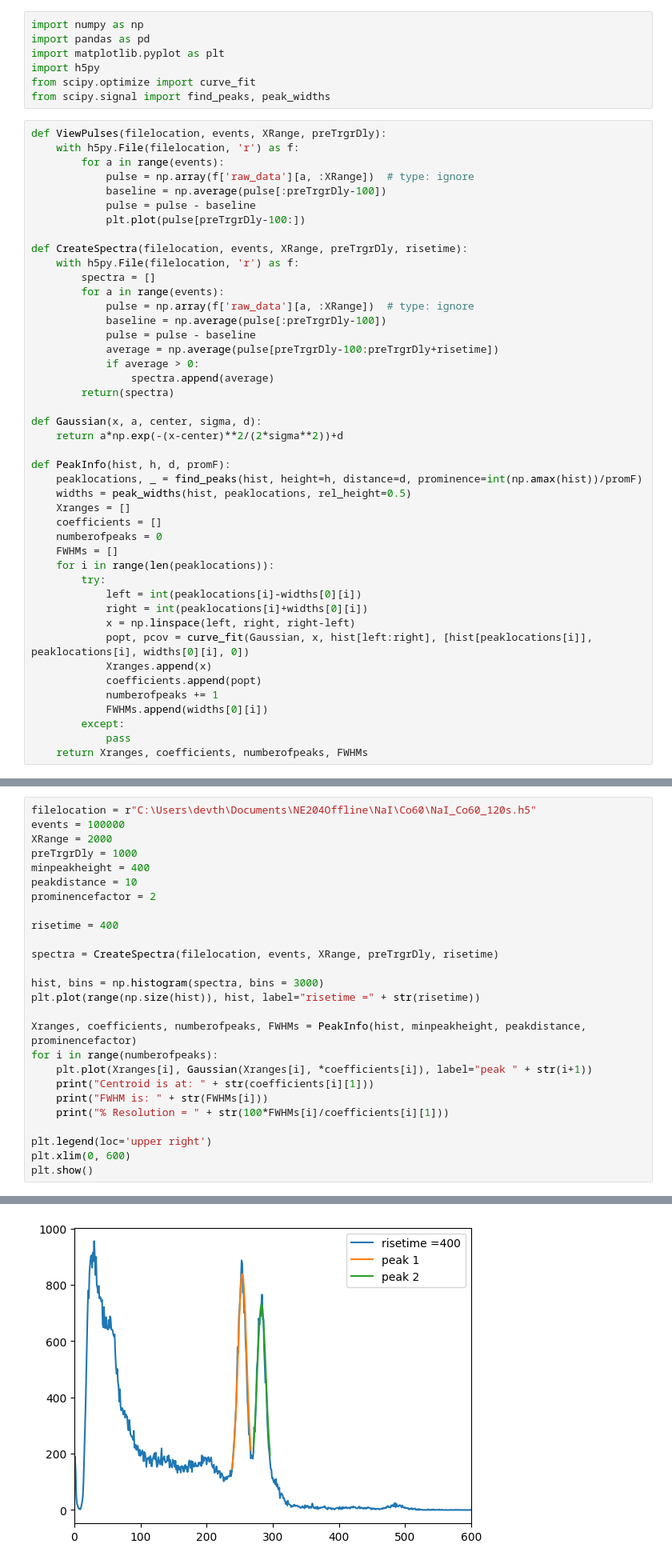
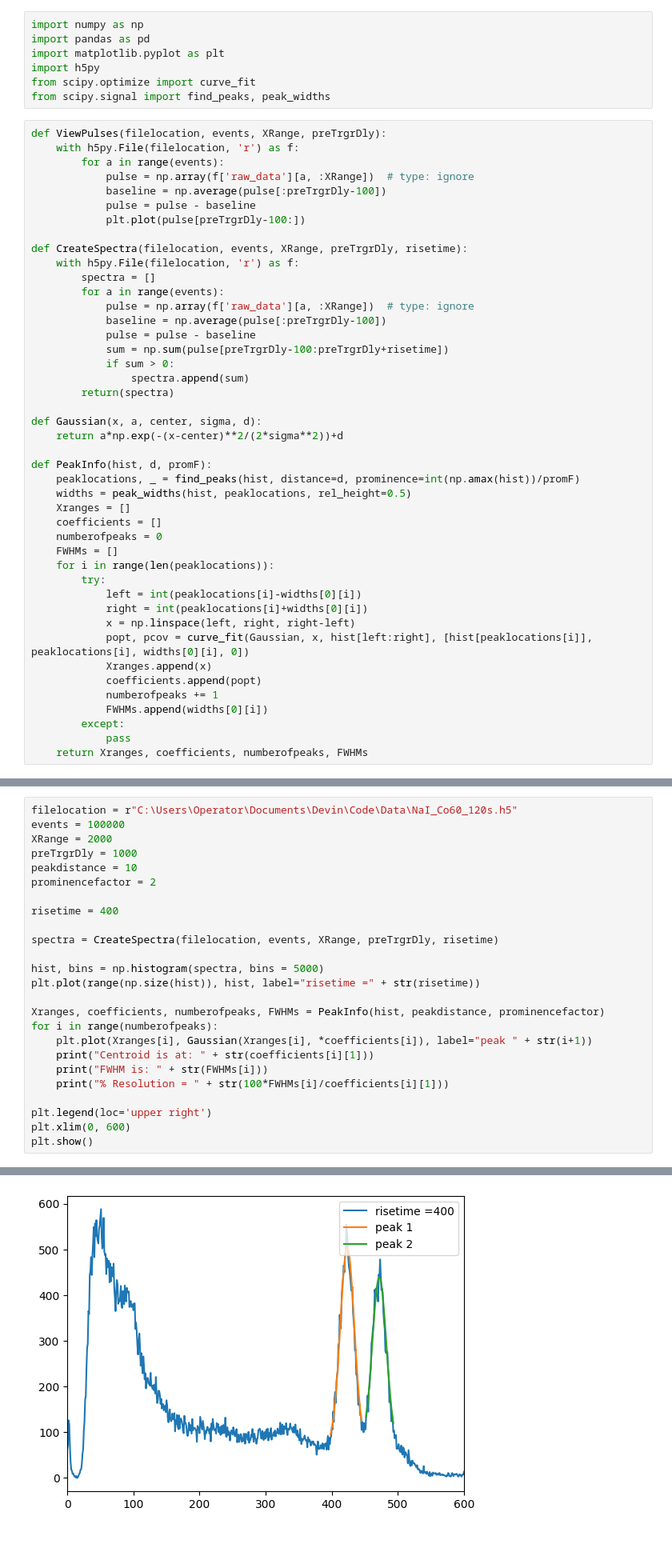
Before and after one commit to UCB-NE-204-2022/Devin_Thatcher_NE204, a Jupyter notebook: Lab2/Jupyter/NE204Lab2.ipynb, the cells around one changed output, grey strips where cells are left out. Shown at 80% size. Drawn from its saved outputs; the diff is of its cells as text; blank space fills up the shorter version.

```diff
--- a/Lab2/Jupyter/NE204Lab2.ipynb
+++ b/Lab2/Jupyter/NE204Lab2.ipynb
@@ -21,16 +21,16 @@ def CreateSpectra(filelocation, events, XRange, preTrgrDly, risetime):
             pulse = np.array(f['raw_data'][a, :XRange])  # type: ignore
             baseline = np.average(pulse[:preTrgrDly-100])
             pulse = pulse - baseline
-            average = np.average(pulse[preTrgrDly-100:preTrgrDly+risetime])
-            if average > 0:
-                spectra.append(average)
+            sum = np.sum(pulse[preTrgrDly-100:preTrgrDly+risetime])
+            if sum > 0:
+                spectra.append(sum)
         return(spectra)
 
 def Gaussian(x, a, center, sigma, d):
     return a*np.exp(-(x-center)**2/(2*sigma**2))+d
 
-def PeakInfo(hist, h, d, promF):
-    peaklocations, _ = find_peaks(hist, height=h, distance=d, prominence=int(np.amax(hist))/promF)
+def PeakInfo(hist, d, promF):
+    peaklocations, _ = find_peaks(hist, distance=d, prominence=int(np.amax(hist))/promF)
     widths = peak_widths(hist, peaklocations, rel_height=0.5)
     Xranges = []
     coefficients = []
@@ -64,9 +76,8 @@ The initial pulses decay by about 400 counts in (1.6 microseconds)
 # %%
-filelocation = r"C:\Users\devth\Documents\NE204Offline\NaI\Co60\NaI_Co60_120s.h5"
+filelocation = r"C:\Users\Operator\Documents\Devin\Code\Data\NaI_Co60_120s.h5"
 events = 100000
 XRange = 2000
 preTrgrDly = 1000
-minpeakheight = 400
 peakdistance = 10
 prominencefactor = 2
 
@@ -74,10 +85,10 @@ risetime = 400
 
 spectra = CreateSpectra(filelocation, events, XRange, preTrgrDly, risetime)
 
-hist, bins = np.histogram(spectra, bins = 3000)
+hist, bins = np.histogram(spectra, bins = 5000)
 plt.plot(range(np.size(hist)), hist, label="risetime =" + str(risetime))
 
-Xranges, coefficients, numberofpeaks, FWHMs = PeakInfo(hist, minpeakheight, peakdistance, prominencefactor)
+Xranges, coefficients, numberofpeaks, FWHMs = PeakInfo(hist, peakdistance, prominencefactor)
 for i in range(numberofpeaks):
     plt.plot(Xranges[i], Gaussian(Xranges[i], *coefficients[i]), label="peak " + str(i+1))
     print("Centroid is at: " + str(coefficients[i][1]))
@@ -97 +108 @@ FWHM is: 12.887805609719521
-[figure, old version]
+[figure, new version]
```
Also changed, not shown: parts of 13 cells of this notebook.
